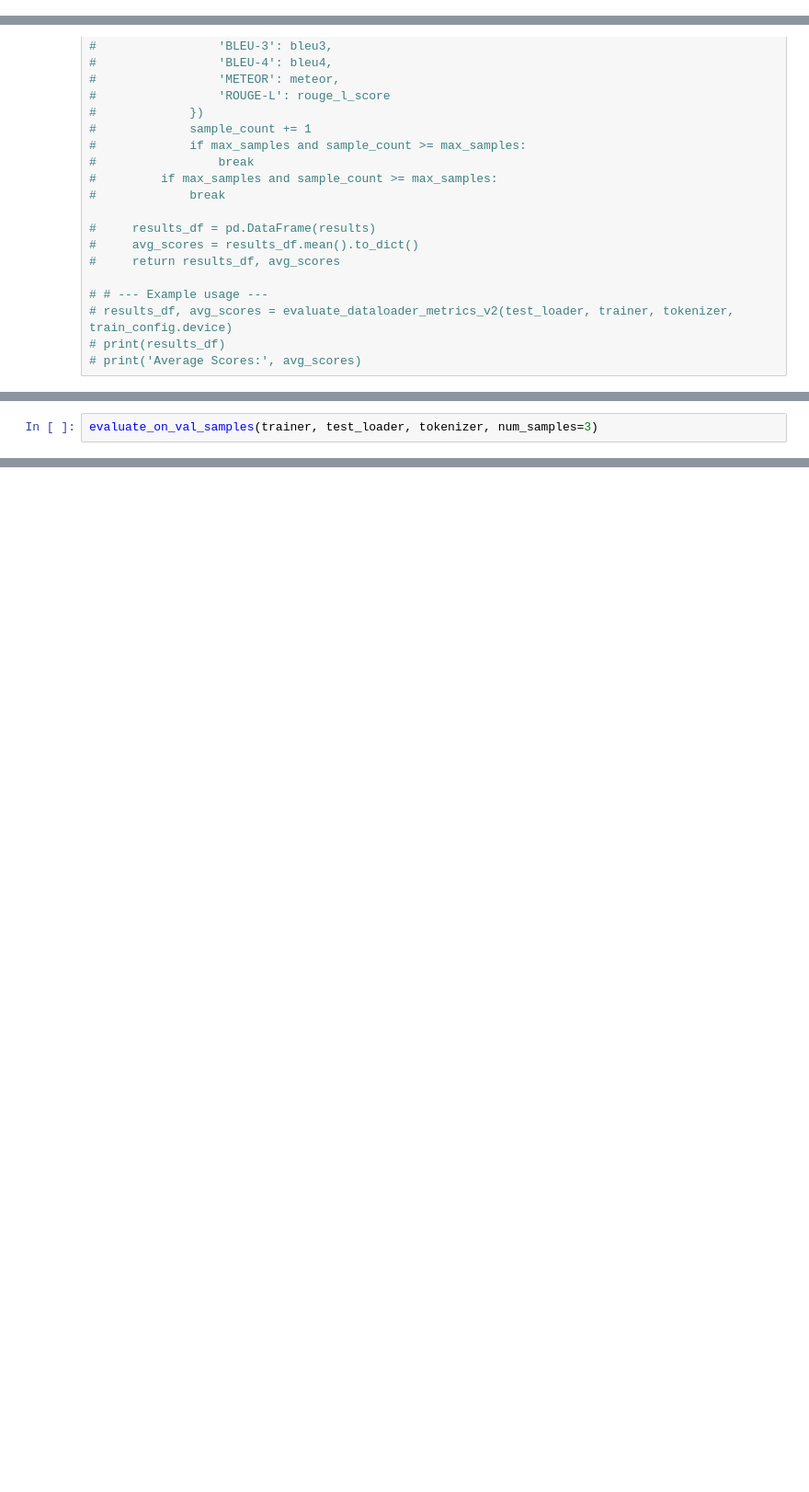
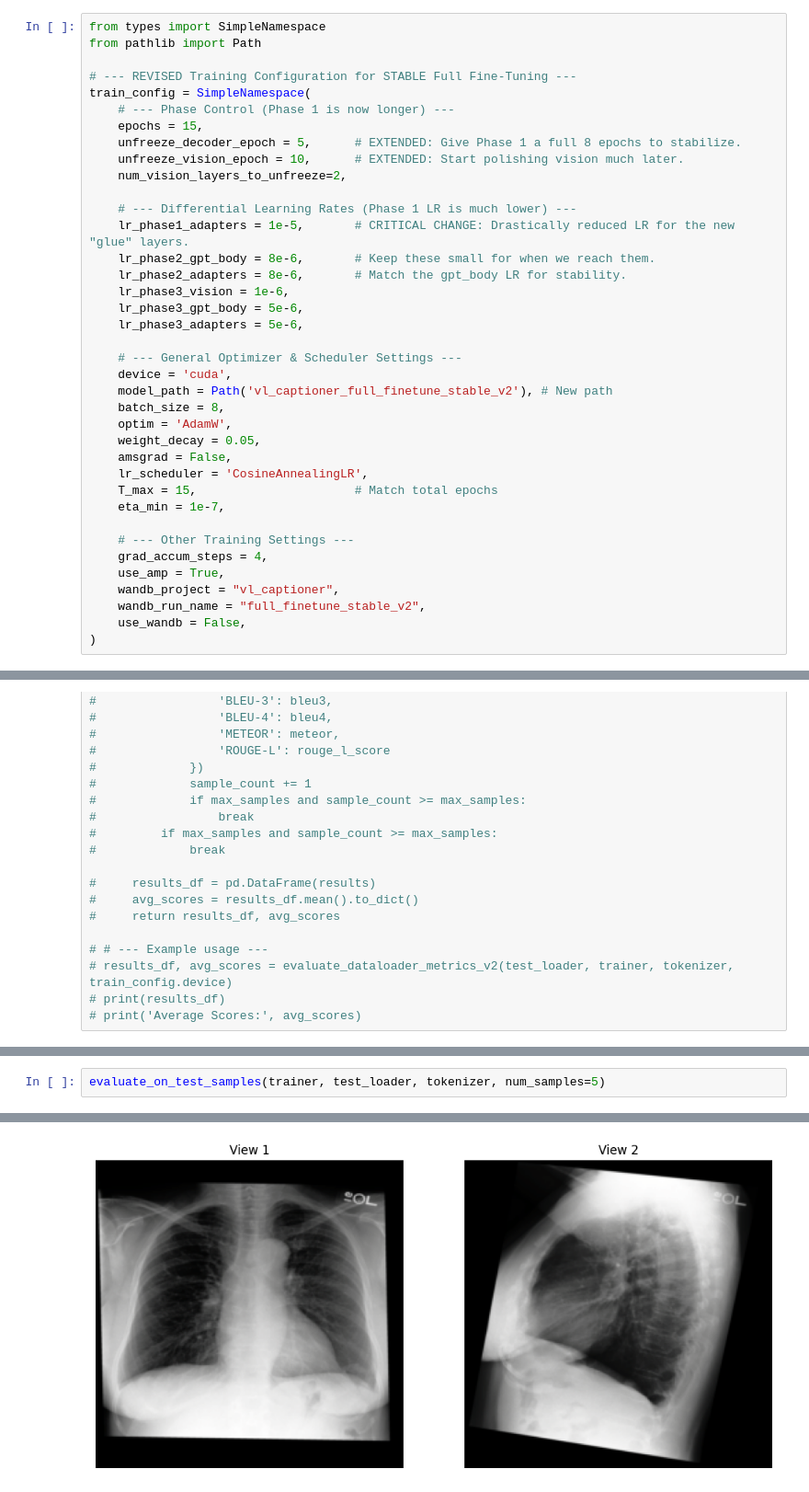
Before and after one commit to Sri-Ganesan-M/Radiology_report_generation, a Jupyter notebook: radiology-report-generation-mini-project.ipynb, the cells around one changed output, grey strips where cells are left out. Shown at 92% size. Cells and saved outputs as stored; diff of their text form; blank space fills up the shorter version.

Commit message:
Kaggle Notebook | Radiology_report_generation_mini_project | testrun_40

```diff
--- a/radiology-report-generation-mini-project.ipynb
+++ b/radiology-report-generation-mini-project.ipynb
@@ -1022,0 +898,38 @@ Trainable params: 178,808,064 / 228,948,648
+# %%
+from types import SimpleNamespace
+from pathlib import Path
+
+# --- REVISED Training Configuration for STABLE Full Fine-Tuning ---
+train_config = SimpleNamespace(
+    # --- Phase Control (Phase 1 is now longer) ---
+    epochs = 15,
+    unfreeze_decoder_epoch = 5,      # EXTENDED: Give Phase 1 a full 8 epochs to stabilize.
+    unfreeze_vision_epoch = 10,      # EXTENDED: Start polishing vision much later.
+    num_vision_layers_to_unfreeze=2,
+
+    # --- Differential Learning Rates (Phase 1 LR is much lower) ---
+    lr_phase1_adapters = 1e-5,       # CRITICAL CHANGE: Drastically reduced LR for the new "glue" layers.
+    lr_phase2_gpt_body = 8e-6,       # Keep these small for when we reach them.
+    lr_phase2_adapters = 8e-6,       # Match the gpt_body LR for stability.
+    lr_phase3_vision = 1e-6,
+    lr_phase3_gpt_body = 5e-6,
+    lr_phase3_adapters = 5e-6,
+
+    # --- General Optimizer & Scheduler Settings ---
+    device = 'cuda',
+    model_path = Path('vl_captioner_full_finetune_stable_v2'), # New path
+    batch_size = 8,
+    optim = 'AdamW',
+    weight_decay = 0.05,
+    amsgrad = False,
+    lr_scheduler = 'CosineAnnealingLR',
+    T_max = 15,                      # Match total epochs
+    eta_min = 1e-7,
+
+    # --- Other Training Settings ---
+    grad_accum_steps = 4,
+    use_amp = True,
+    wandb_project = "vl_captioner",
+    wandb_run_name = "full_finetune_stable_v2",
+    use_wandb = False,
+)
@@ -1776,2 +1843,3 @@ def evaluate_on_val_samples(trainer, val_loader, tokenizer, num_samples=5):
 # %%
-evaluate_on_val_samples(trainer, test_loader, tokenizer, num_samples=3)
+evaluate_on_test_samples(trainer, test_loader, tokenizer, num_samples=5)
+# %% [output]
@@ -1777,0 +1849 @@ evaluate_on_val_samples(trainer, test_loader, tokenizer, num_samples=3)
+[figure, added]
```
Also changed, not shown: parts of 32 cells of this notebook.
